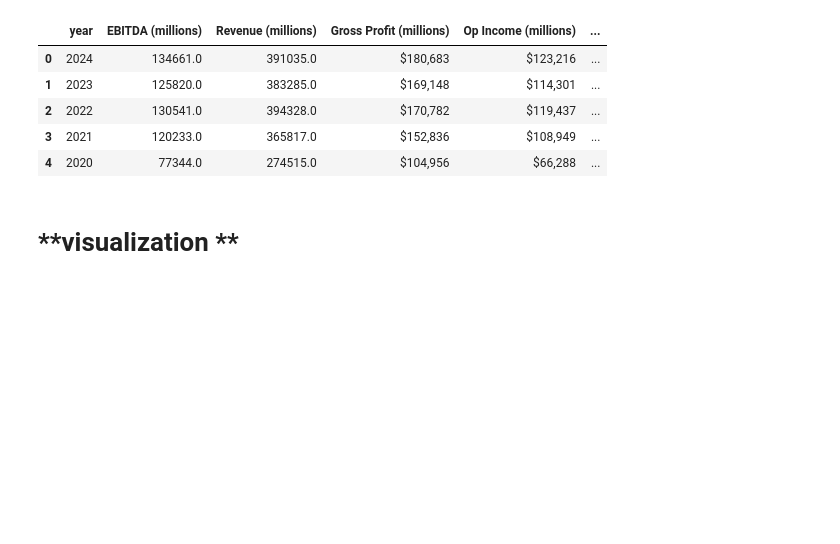
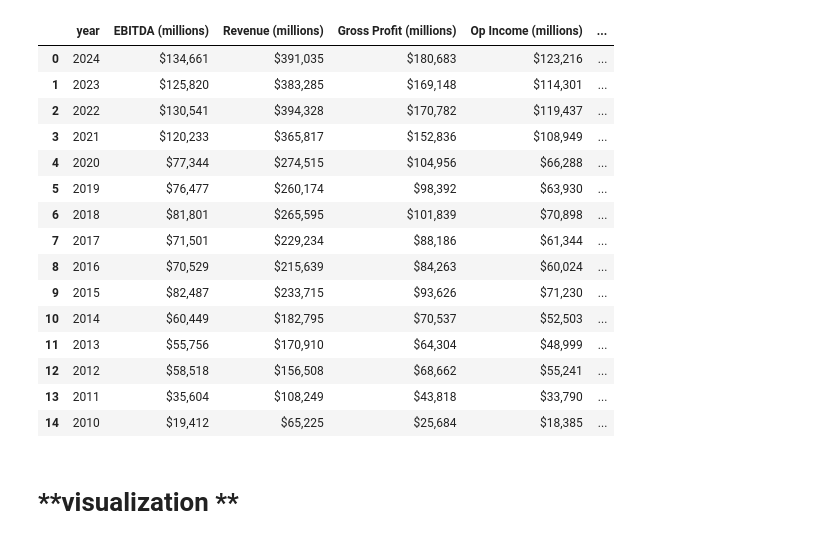
Before and after one commit to Rajkumar3754/Apple-Financial-Analysis, a Jupyter notebook: apple.ipynb, the cells around one changed output. Cells and saved outputs as stored; diff of their text form; code cells hidden in the pictures; blank space fills up the shorter version.

```diff
--- a/apple.ipynb
+++ b/apple.ipynb
@@ -13,14 +13,24 @@ df.columns = df.columns.str.strip()
 # %%
 df['Year'] = df['year']
 # %%
-df.head()
+df.head(15)
 # %% [output]
 |  | year | EBITDA (millions) | Revenue (millions) | Gross Profit (millions) | Op Income (millions) | ... |
-| 0 | 2024 | 134661.0 | 391035.0 | $180,683 | $123,216 | ... |
-| 1 | 2023 | 125820.0 | 383285.0 | $169,148 | $114,301 | ... |
-| 2 | 2022 | 130541.0 | 394328.0 | $170,782 | $119,437 | ... |
-| 3 | 2021 | 120233.0 | 365817.0 | $152,836 | $108,949 | ... |
-| 4 | 2020 | 77344.0 | 274515.0 | $104,956 | $66,288 | ... |
+| 0 | 2024 | $134,661 | $391,035 | $180,683 | $123,216 | ... |
+| 1 | 2023 | $125,820 | $383,285 | $169,148 | $114,301 | ... |
+| 2 | 2022 | $130,541 | $394,328 | $170,782 | $119,437 | ... |
+| 3 | 2021 | $120,233 | $365,817 | $152,836 | $108,949 | ... |
+| 4 | 2020 | $77,344 | $274,515 | $104,956 | $66,288 | ... |
+| 5 | 2019 | $76,477 | $260,174 | $98,392 | $63,930 | ... |
+| 6 | 2018 | $81,801 | $265,595 | $101,839 | $70,898 | ... |
+| 7 | 2017 | $71,501 | $229,234 | $88,186 | $61,344 | ... |
+| 8 | 2016 | $70,529 | $215,639 | $84,263 | $60,024 | ... |
+| 9 | 2015 | $82,487 | $233,715 | $93,626 | $71,230 | ... |
+| 10 | 2014 | $60,449 | $182,795 | $70,537 | $52,503 | ... |
+| 11 | 2013 | $55,756 | $170,910 | $64,304 | $48,999 | ... |
+| 12 | 2012 | $58,518 | $156,508 | $68,662 | $55,241 | ... |
+| 13 | 2011 | $35,604 | $108,249 | $43,818 | $33,790 | ... |
+| 14 | 2010 | $19,412 | $65,225 | $25,684 | $18,385 | ... |
 # %%
 # Data cleaning: Remove dollar signs and commas from financial columns
 df['Year Close Price'] = df['Year Close Price'].replace({r'\$': '', ',': ''}, regex=True).astype(float)
```
